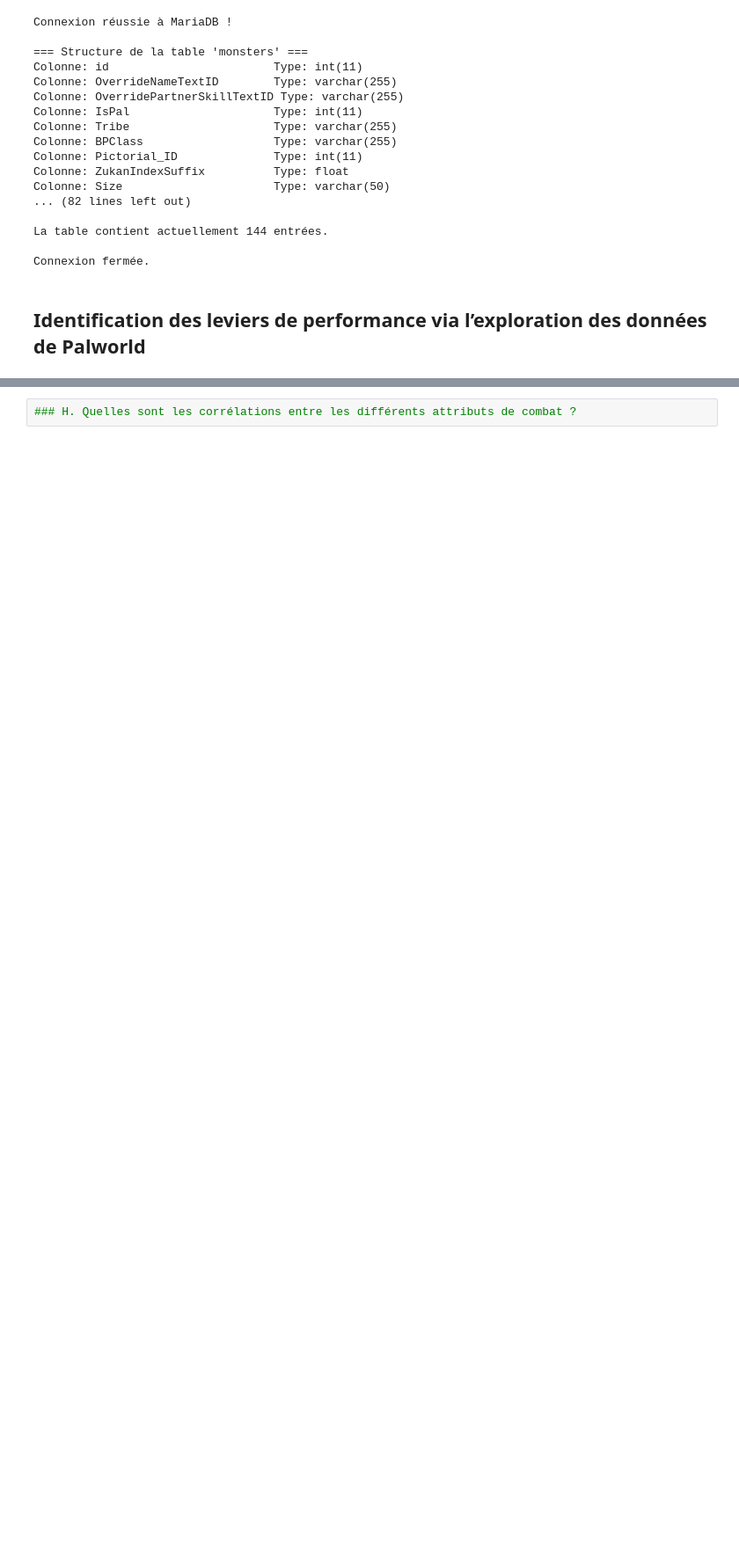
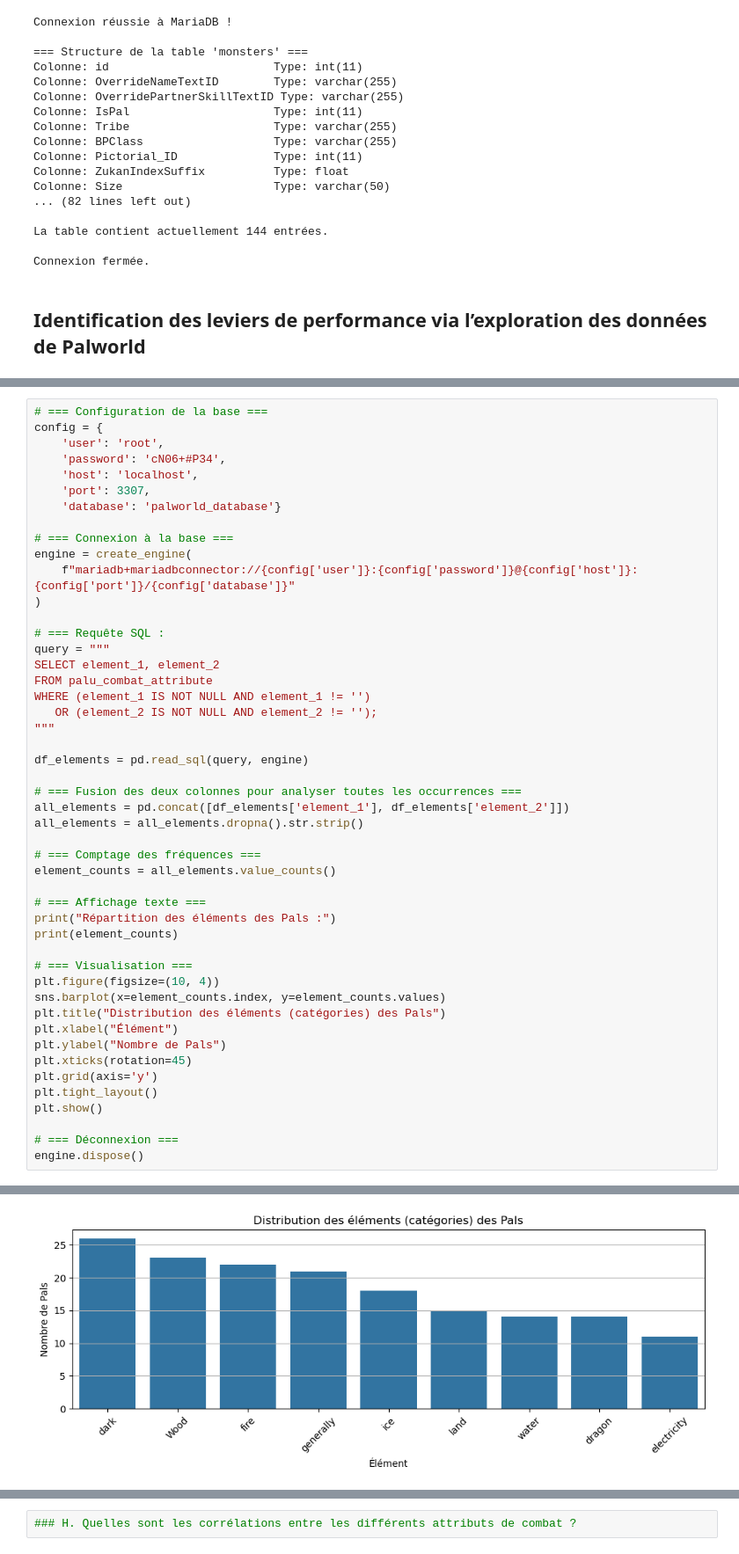
Before and after one commit to Paul-Emmanuel-Buffe/pals-analysis, a Jupyter notebook: notebooks/pals_analysis.ipynb, the cells around one changed output, grey strips where cells are left out. Shown at 88% size. Saved outputs shown, nothing was run; the diff lists cells and outputs as text; blank space fills up the shorter version.

```diff
--- a/notebooks/pals_analysis.ipynb
+++ b/notebooks/pals_analysis.ipynb
@@ -2719,0 +2814,49 @@ Connexion fermée.
+# %%
+# === Configuration de la base ===
+config = {
+    'user': 'root',
+    'password': 'cN06+#P34',
+    'host': 'localhost',
+    'port': 3307,
+    'database': 'palworld_database'}
+
+# === Connexion à la base ===
+engine = create_engine(
+    f"mariadb+mariadbconnector://{config['user']}:{config['password']}@{config['host']}:{config['port']}/{config['database']}"
+)
+
+# === Requête SQL :
+query = """
+SELECT element_1, element_2
+FROM palu_combat_attribute
+WHERE (element_1 IS NOT NULL AND element_1 != '')
+   OR (element_2 IS NOT NULL AND element_2 != '');
+"""
+
+df_elements = pd.read_sql(query, engine)
+
+# === Fusion des deux colonnes pour analyser toutes les occurrences ===
+all_elements = pd.concat([df_elements['element_1'], df_elements['element_2']])
+all_elements = all_elements.dropna().str.strip()
+
+# === Comptage des fréquences ===
+element_counts = all_elements.value_counts()
+
+# === Affichage texte ===
+print("Répartition des éléments des Pals :")
+print(element_counts)
+
+# === Visualisation ===
+plt.figure(figsize=(10, 4))
+sns.barplot(x=element_counts.index, y=element_counts.values)
+plt.title("Distribution des éléments (catégories) des Pals")
+plt.xlabel("Élément")
+plt.ylabel("Nombre de Pals")
+plt.xticks(rotation=45)
+plt.grid(axis='y')
+plt.tight_layout()
+plt.show()
+
+# === Déconnexion ===
+engine.dispose()
+# %% [output]
@@ -2719,0 +2874 @@ Connexion fermée.
+[figure, added]
```
Also changed, not shown: parts of 41 cells of this notebook, 9 other files.
